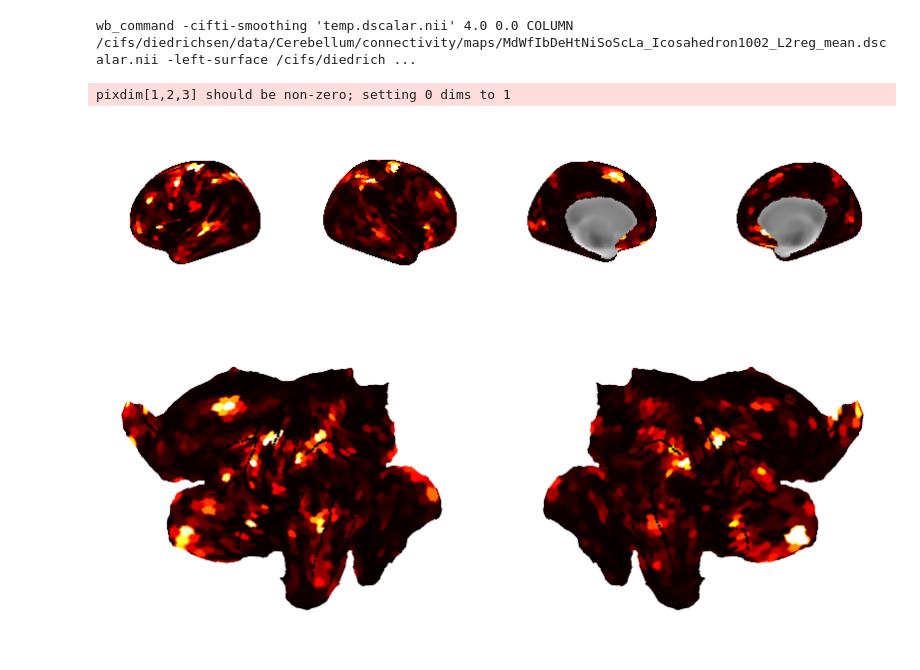
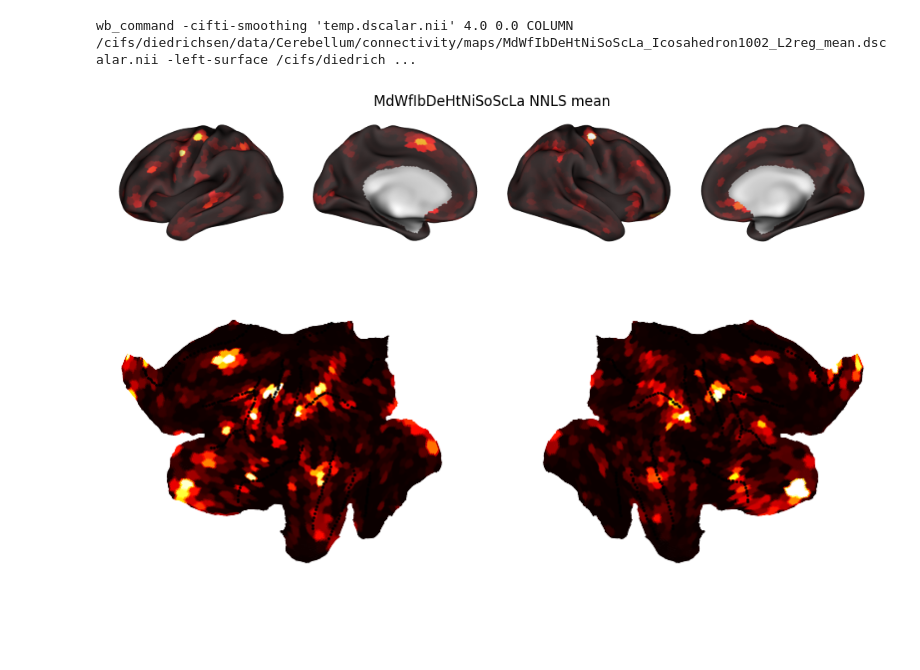
Before and after one commit to DiedrichsenLab/cortico_cereb_connectivity, a Jupyter notebook: notebooks/5. Model_description/connectivity_weights_NNLS.ipynb, the cells around one changed output. Cells and saved outputs as stored; diff of their text form; code cells hidden in the pictures; blank space fills up the shorter version.

```diff
--- a/notebooks/5. Model_description/connectivity_weights_NNLS.ipynb
+++ b/notebooks/5. Model_description/connectivity_weights_NNLS.ipynb
@@ -46,15 +47,13 @@ oname = f'{traindata}_{cortex_roi}_{method}_{stats}.dscalar.nii'
 cs.pscalar_to_smoothed_dscalar(fname,oname)
 # %% [output]
 wb_command -cifti-smoothing 'temp.dscalar.nii' 4.0 0.0 COLUMN /cifs/diedrichsen/data/Cerebellum/connectivity/maps/MdWfIbDeHtNiSoScLa_Icosahedron1002_L2reg_mean.dscalar.nii -left-surface /cifs/diedrich ...
-# %%
-# Plot s inflated version of the cortical maps
-cifti_img = nb.load(gl.conn_dir + f'/maps/{traindata}_{cortex_roi}_{method}_{stats}.pscalar.nii')
-data = nt.surf_from_cifti(cifti_img)
-fig, axes = plt.subplots(1, 4, subplot_kw={'projection': '3d'},figsize=(10, 8))
-cs.plot_cortical_inflated(data=data,axes=axes, cscale=csc)
-# %% [output]
-pixdim[1,2,3] should be non-zero; setting 0 dims to 1
-[figure, removed]
+# %%
+cifti_img = nb.load(gl.conn_dir + f'/maps/{traindata}_{cortex_roi}_{method}_{stats}.pscalar.nii')
+thr = None#1e-5
+plu.plot_cortex_map(cifti_img, cmap='hot', layout='row', threshold=thr, cbar=False, cscale=None, alpha=0.8, zero_transparent=False)
+plt.title(f'{traindata} {method} {stats}');
+# %% [output]
+[figure, added]
 # %%
 cifti_img = nb.load(gl.conn_dir + f'/maps/{traindata}_{cortex_roi}_{method}_{stats}.pscalar.nii')
 data = nt.surf_from_cifti(cifti_img)
```
Also changed, not shown: parts of 1 cell of this notebook, 2 other files.
